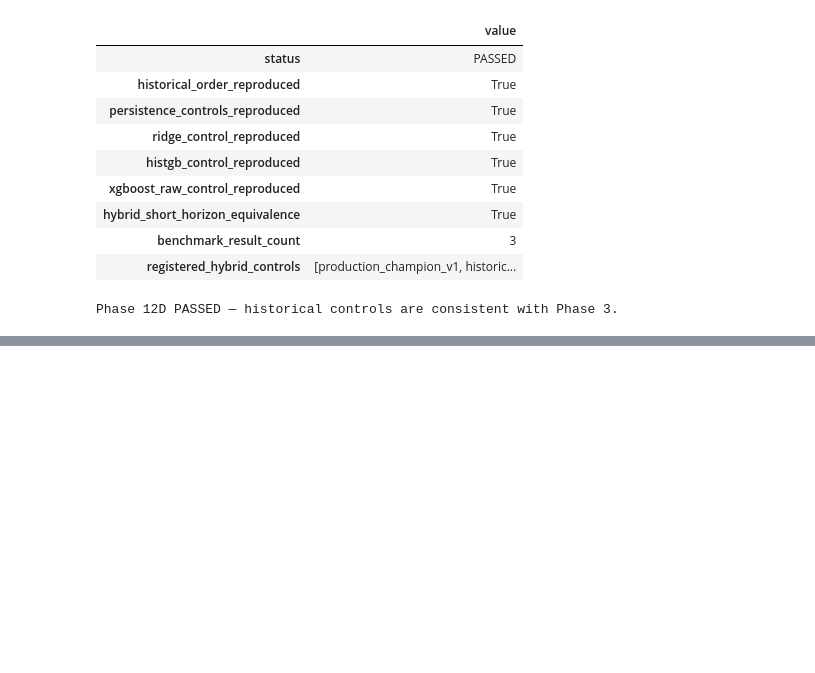
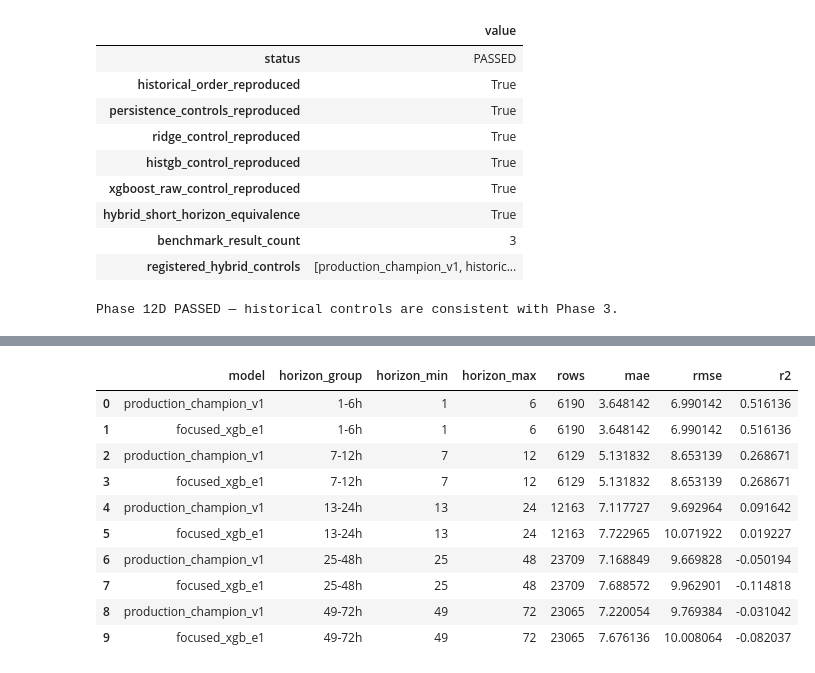
Before and after one commit to riyanj220/pearls-aqi-predictor, a Jupyter notebook: notebooks/12_model_challenger_benchmark.ipynb, the cells around one changed output, grey strips where cells are left out. Cells and saved outputs as stored; diff of their text form; code cells hidden in the pictures; blank space fills up the shorter version.

Commit message:
feat(notebooks): evaluate focused 13-72h xgboost challenger

```diff
--- a/notebooks/12_model_challenger_benchmark.ipynb
+++ b/notebooks/12_model_challenger_benchmark.ipynb
@@ -3832,0 +4547,44 @@ Phase 12D PASSED — historical controls are consistent with Phase 3.
+# %%
+focused_xgb_horizon_comparison_df = (
+    pd.concat(
+        [
+            benchmark_results[
+                "production_champion_v1"
+            ][
+                "horizon_group_metrics"
+            ],
+            benchmark_results[
+                "focused_xgb_e1"
+            ][
+                "horizon_group_metrics"
+            ],
+        ],
+        ignore_index=True,
+    )
+    .sort_values(
+        [
+            "horizon_min",
+            "rmse",
+        ]
+    )
+    .reset_index(
+        drop=True
+    )
+)
+
+
+display(
+    focused_xgb_horizon_comparison_df
+)
+# %% [output]
+|  | model | horizon_group | horizon_min | horizon_max | rows | mae | rmse | r2 |
+| 0 | production_champion_v1 | 1-6h | 1 | 6 | 6190 | 3.648142 | 6.990142 | 0.516136 |
+| 1 | focused_xgb_e1 | 1-6h | 1 | 6 | 6190 | 3.648142 | 6.990142 | 0.516136 |
+| 2 | production_champion_v1 | 7-12h | 7 | 12 | 6129 | 5.131832 | 8.653139 | 0.268671 |
+| 3 | focused_xgb_e1 | 7-12h | 7 | 12 | 6129 | 5.131832 | 8.653139 | 0.268671 |
+| 4 | production_champion_v1 | 13-24h | 13 | 24 | 12163 | 7.117727 | 9.692964 | 0.091642 |
+| 5 | focused_xgb_e1 | 13-24h | 13 | 24 | 12163 | 7.722965 | 10.071922 | 0.019227 |
+| 6 | production_champion_v1 | 25-48h | 25 | 48 | 23709 | 7.168849 | 9.669828 | -0.050194 |
+| 7 | focused_xgb_e1 | 25-48h | 25 | 48 | 23709 | 7.688572 | 9.962901 | -0.114818 |
+| 8 | production_champion_v1 | 49-72h | 49 | 72 | 23065 | 7.220054 | 9.769384 | -0.031042 |
+| 9 | focused_xgb_e1 | 49-72h | 49 | 72 | 23065 | 7.676136 | 10.008064 | -0.082037 |
```
Also changed, not shown: parts of 33 cells of this notebook.
